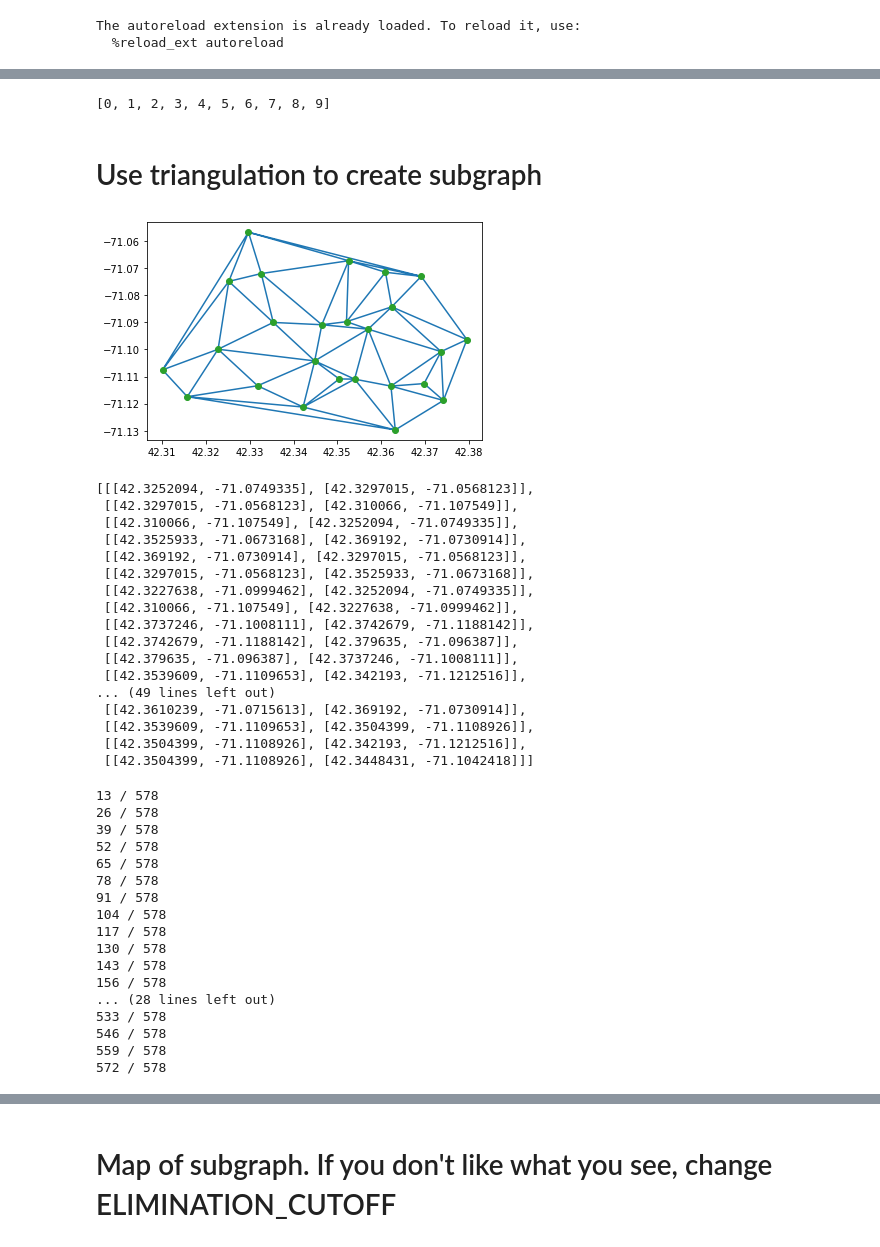
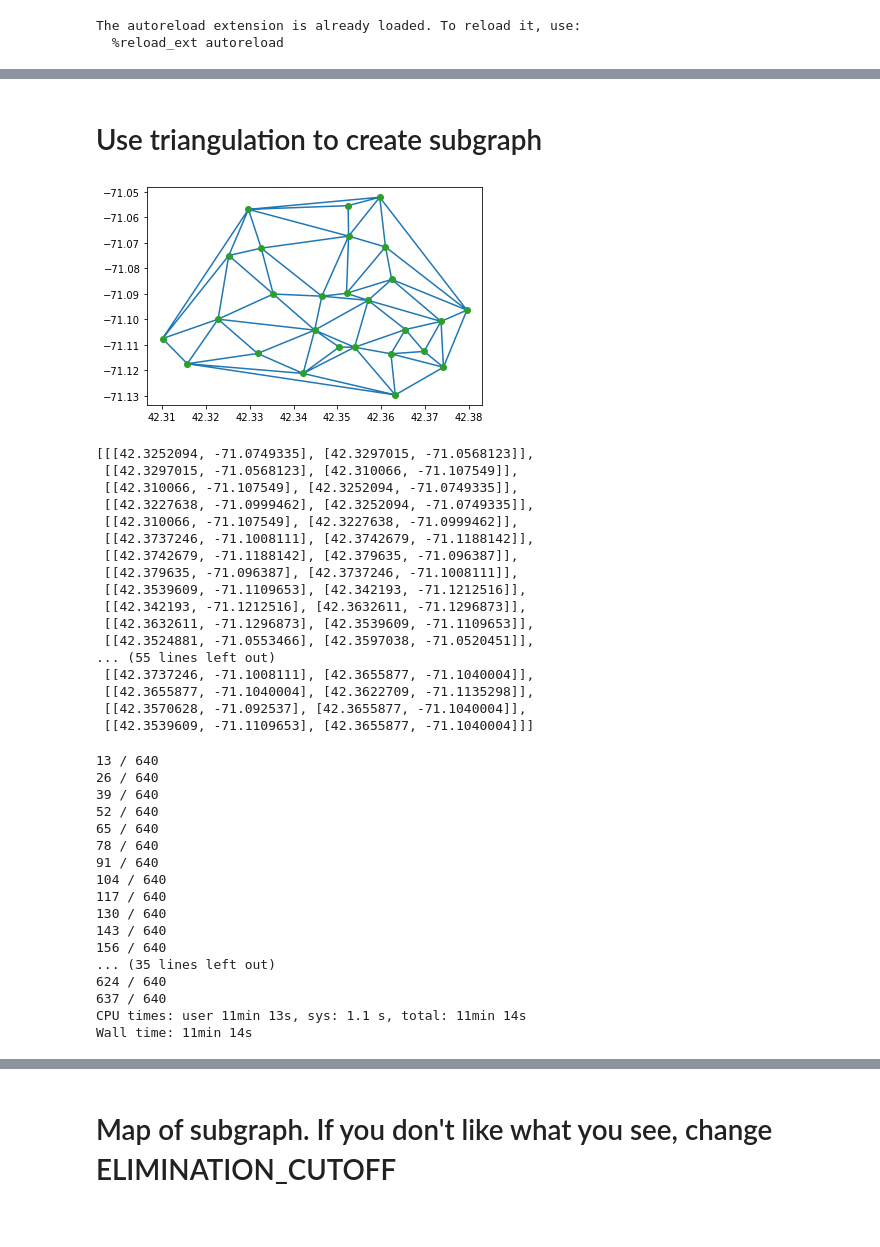
Before and after one commit to RogerTangos/bikepoints-scratch, a Jupyter notebook: 07_undirected_subgraph.ipynb, the cells around one changed output, grey strips where cells are left out. Drawn from its saved outputs; the diff is of its cells as text; code cells hidden in the pictures.

```diff
--- a/07_undirected_subgraph.ipynb
+++ b/07_undirected_subgraph.ipynb
@@ -18,9 +18,10 @@ from utils import random_nodes, decode_polyline
 g_pickle = "./data/01_" + DATASET + ".gpickle"
 g = nx.read_gpickle(g_pickle)
 
-node_ids = ['1132394795', '6008681316', '61370808', '4257848370', '1986708490', '64064094', '981460428', '7108530085', '4978546609', '2684107681', '519642929', '5912768531', '61317400', '61318535', '61324412', '61325844', '61170997', '5674432710', '620842047', '7762626866', '4865683882', '2487061247', '61561829', '1037989319', '61364203']
+node_ids = ['4776915567', '4454612358', '1132394795', '6008681316', '61370808', '4257848370', '1986708490', '64064094', '981460428', '7108530085', '2684107681', '519642929', '5912768531', '61317400', '61318535', '61324412', '61325844', '61170997', '5674432710', '620842047', '7762626866', '4865683882', '2487061247', '61561829', '1037989319', '61364203']
 
 central_square = '61317423'
+node_ids.append(central_square)
 # %% [output]
 The autoreload extension is already loaded. To reload it, use:
   %reload_ext autoreload
@@ -31,17 +44,13 @@ random_nodes(g)
-# %%
-[x for x in range(0, 10)]
-# %% [output]
-[0, 1, 2, 3, 4, 5, 6, 7, 8, 9]
 # %%
-node_names = {}
+# node_names = {}
 
-numbers = [x for x in range(11, 100)]
-random_nums = random.sample(numbers, len(node_ids) + 1)
+# numbers = [x for x in range(11, 100)]
+# random_nums = random.sample(numbers, len(node_ids) + 1)
 
-for idx, node in enumerate(node_ids):
-    lat, lon = g.nodes()[node]['lat'], g.nodes()[node]['lon']
-    node_names[(lat, lon)] = random_nums[idx]
+# for idx, node in enumerate(node_ids):
+#     lat, lon = g.nodes()[node]['lat'], g.nodes()[node]['lon']
+#     node_names[(lat, lon)] = random_nums[idx]
 
-# assign central square
-node_names[(g.nodes()[central_square]['lat'], g.nodes()[central_square]['lon'])] = random_nums[-1]
+# # assign central square
+# node_names[(g.nodes()[central_square]['lat'], g.nodes()[central_square]['lon'])] = random_nums[-1]
 # %%
@@ -52,19 +65,20 @@ with open('./data/07_hardcoded_point_names.pkl', 'wb') as f:
 # Use triangulation to create subgraph
 # %%
 points = []
+node_id
 for node in node_ids:
     node = g.nodes()[node]
     lat, lon = node['lat'], node['lon']
     points.append([lat, lon])
 
 points = np.array(points)
 tri = Delaunay(points)
 
 plt.triplot(points[:,0], points[:,1], tri.simplices)
 plt.plot(points[:,0], points[:,1], 'o')
 plt.show()
 # %% [output]
-[figure, old version]
+[figure, new version]
 # %%
 def edges_from_simplex(tri):
     edges = []
@@ -90,20 +104,20 @@ edges
 [[[42.3252094, -71.0749335], [42.3297015, -71.0568123]],
  [[42.3297015, -71.0568123], [42.310066, -71.107549]],
  [[42.310066, -71.107549], [42.3252094, -71.0749335]],
- [[42.3525933, -71.0673168], [42.369192, -71.0730914]],
- [[42.369192, -71.0730914], [42.3297015, -71.0568123]],
- [[42.3297015, -71.0568123], [42.3525933, -71.0673168]],
  [[42.3227638, -71.0999462], [42.3252094, -71.0749335]],
  [[42.310066, -71.107549], [42.3227638, -71.0999462]],
  [[42.3737246, -71.1008111], [42.3742679, -71.1188142]],
  [[42.3742679, -71.1188142], [42.379635, -71.096387]],
  [[42.379635, -71.096387], [42.3737246, -71.1008111]],
  [[42.3539609, -71.1109653], [42.342193, -71.1212516]],
-... (49 lines left out)
- [[42.3610239, -71.0715613], [42.369192, -71.0730914]],
- [[42.3539609, -71.1109653], [42.3504399, -71.1108926]],
- [[42.3504399, -71.1108926], [42.342193, -71.1212516]],
- [[42.3504399, -71.1108926], [42.3448431, -71.1042418]]]
+ [[42.342193, -71.1212516], [42.3632611, -71.1296873]],
+ [[42.3632611, -71.1296873], [42.3539609, -71.1109653]],
+ [[42.3524881, -71.0553466], [42.3597038, -71.0520451]],
+... (55 lines left out)
+ [[42.3737246, -71.1008111], [42.3655877, -71.1040004]],
+ [[42.3655877, -71.1040004], [42.3622709, -71.1135298]],
+ [[42.3570628, -71.092537], [42.3655877, -71.1040004]],
+ [[42.3539609, -71.1109653], [42.3655877, -71.1040004]]]
 # %%
 def node_id_from_latlon(latlon):
     lat,lon = latlon
@@ -155,6 +169,7 @@ def dist_by_edge(edge):
     except:
         return None
 # %%
+%%time
 edges_to_eliminate = []
 
 # The lower this number (between 0 and 1), the more lines eliminated
@@ -183,23 +198,23 @@ for walk in walks:
     if (roundabout_distance * ELIMINATION_CUTOFF < straight_distance):
         edges_to_eliminate.append((node_id_from_latlon(walk.get('source')), node_id_from_latlon(walk.get('dest'))))
 # %% [output]
-13 / 578
-26 / 578
-39 / 578
-52 / 578
-65 / 578
-78 / 578
-91 / 578
-104 / 578
-117 / 578
-130 / 578
-143 / 578
-156 / 578
-... (28 lines left out)
-533 / 578
-546 / 578
-559 / 578
-572 / 578
+13 / 640
+26 / 640
+39 / 640
+52 / 640
+65 / 640
+78 / 640
+91 / 640
+104 / 640
+117 / 640
+130 / 640
+143 / 640
+156 / 640
+... (35 lines left out)
+624 / 640
+637 / 640
+CPU times: user 11min 13s, sys: 1.1 s, total: 11min 14s
+Wall time: 11min 14s
 # %%
 final_edges = []
 
```
Also changed, not shown: parts of 9 cells of this notebook, 1 other file.
